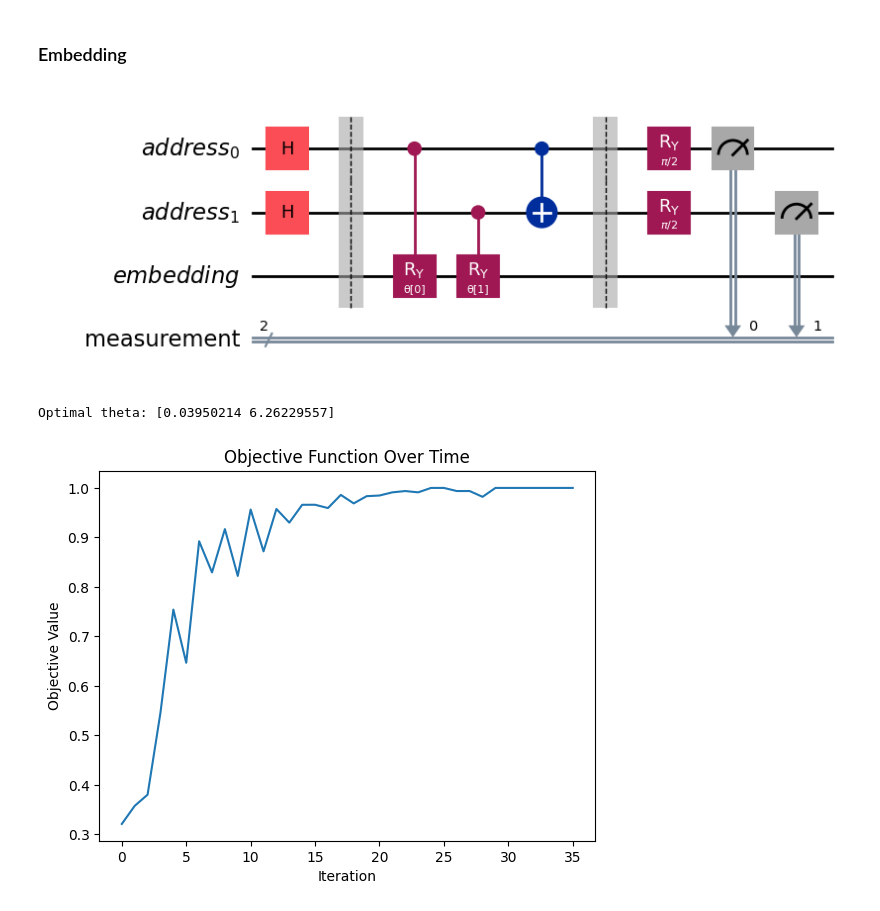
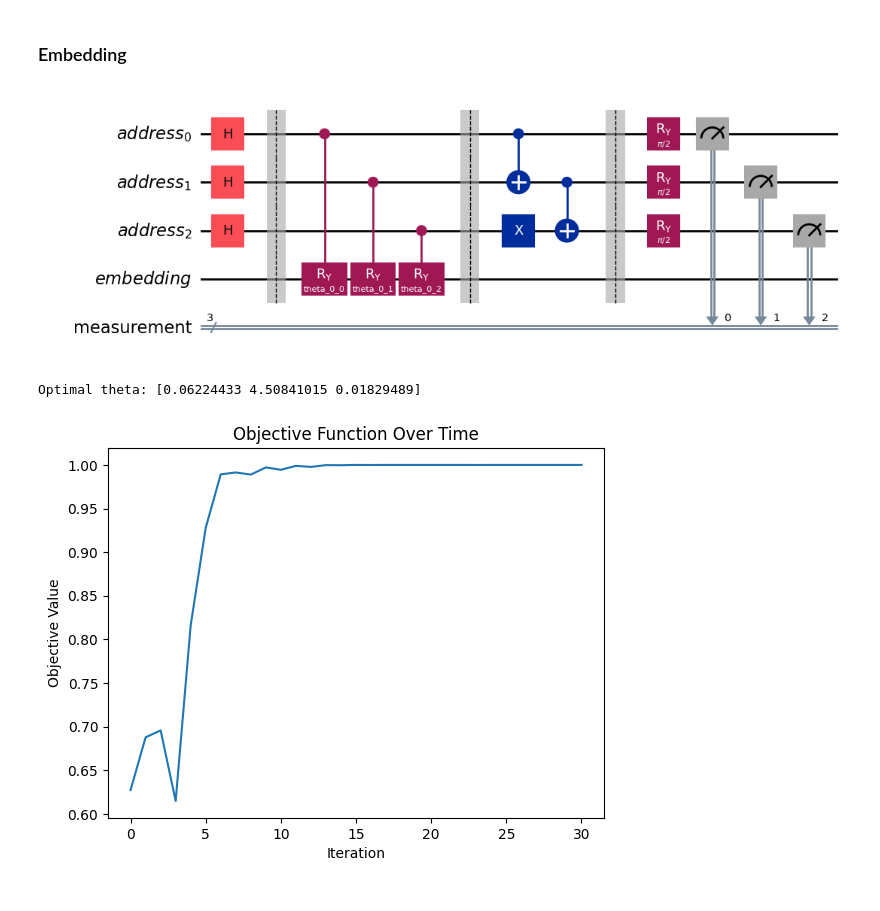
Before and after one commit to acaen007/QuantumPQC, a Jupyter notebook: qne.ipynb, the cells around one changed output. Cells and saved outputs as stored; diff of their text form; code cells hidden in the pictures.

Commit message:
parameters M, N working

```diff
--- a/qne.ipynb
+++ b/qne.ipynb
@@ -20,6 +20,9 @@ def encoding_layer(num_address_qubits, num_embedding_qubits, theta_params):
 
 def mixing_layer(num_address_qubits, num_embedding_qubits):
     mixing_layer = QuantumCircuit(num_address_qubits + num_embedding_qubits)
+
+    # TODO: is this important?
+    mixing_layer.x(num_address_qubits - 1)
 
     # CNOT gates to mix the address register qubits
     for i in range(num_address_qubits - 1):
@@ -56,10 +59,11 @@ def create_circuit(num_address_qubits, num_embedding_qubits, pqc_m):
         qc.h(i)
 
     # Parameterized quantum circuit (PQC)
-    qc.barrier()
-    theta_params = ParameterVector('θ', length=num_address_qubits)
     for i in range(pqc_m):
+        theta_params = [Parameter(f'theta_{i}_{j}') for j in range(num_address_qubits)]
+        qc.barrier()
         qc.compose(encoding_layer(num_address_qubits, num_embedding_qubits, theta_params), inplace=True)
+        qc.barrier()
         qc.compose(mixing_layer(num_address_qubits, num_embedding_qubits), inplace=True)
 
     # Apply the measurement layer
@@ -126,8 +130,9 @@ def objective_function(circuit, simulator, theta_vector, adjacency_matrix, gamma
 # %% [markdown]
 ### Embedding
 # %%
-def embed(adjacency_matrix, gamma, scores, pqc_m=1):
+def embed(adjacency_matrix, gamma, scores, pqc_m):
     num_address_qubits = math.ceil(np.log2(len(adjacency_matrix)))
+
     num_embedding_qubits = 1
     circuit = create_circuit(num_address_qubits, num_embedding_qubits, pqc_m)
 
@@ -138,7 +143,7 @@ def embed(adjacency_matrix, gamma, scores, pqc_m=1):
     circuit = transpile(circuit, simulator)
 
     optimizer = COBYLA(maxiter=250)
-    theta_initial = np.full(num_address_qubits, np.pi)
+    theta_initial = np.full(num_address_qubits * pqc_m, np.pi)
     opt_result = optimizer.minimize(lambda theta_values: -objective_function(circuit, simulator, theta_values, adjacency_matrix, gamma, scores), theta_initial)
 
     # bound to 0 to 2pi
@@ -146,18 +151,19 @@ def embed(adjacency_matrix, gamma, scores, pqc_m=1):
 
     print(f'Optimal theta: {optimal_theta}')
 # %%
-adjacency_matrix = np.array([[0, 1, 1, 0], [1, 0, 1, 0], [1, 1, 0, 0], [1, 0, 0, 0]])
+adjacency_matrix = np.array([[0, 1, 1, 0, 1], [1, 0, 1, 0, 0], [1, 1, 0, 0, 0], [1, 0, 0, 0, 1], [0, 0, 0, 1, 0]])
 gamma = 0.5
+pqc_m = 1
 scores = []
 
-embed(adjacency_matrix, gamma, scores)
+embed(adjacency_matrix, gamma, scores, pqc_m)
 
 plt.plot(scores)
 plt.xlabel('Iteration')
 plt.ylabel('Objective Value')
 plt.title('Objective Function Over Time')
 plt.show()
 # %% [output]
-[figure, old version]
+[figure, new version]
-Optimal theta: [0.03950214 6.26229557]
+Optimal theta: [0.06224433 4.50841015 0.01829489]
-[figure, old version]
+[figure, new version]
```
Also changed, not shown: parts of 1 cell of this notebook.
